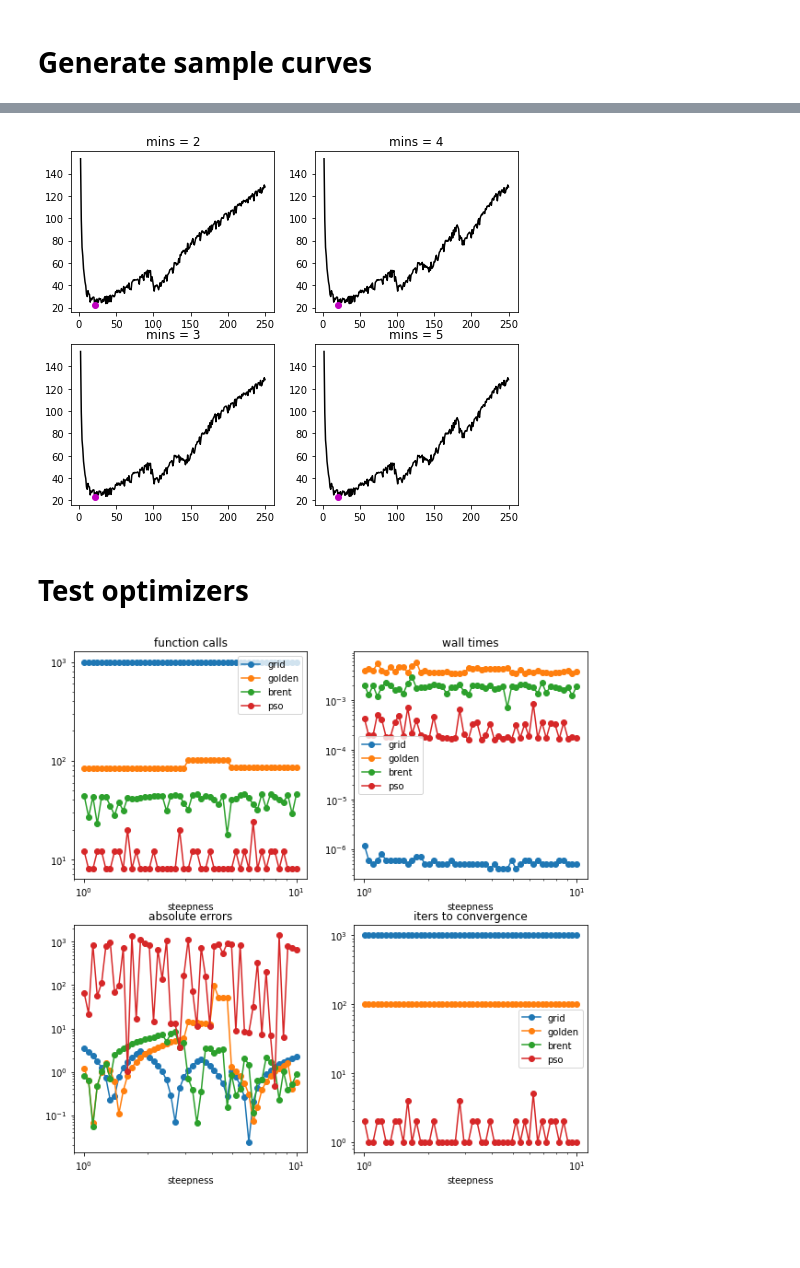
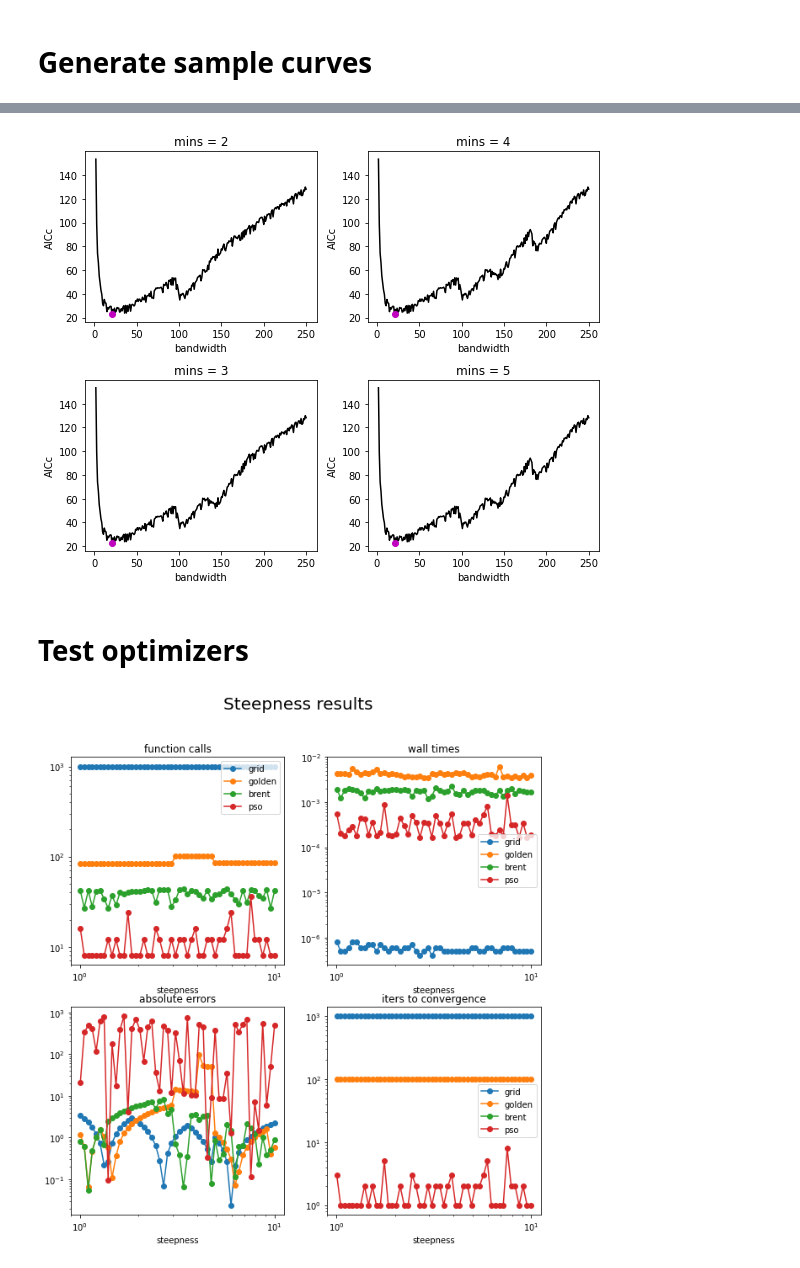
Before and after one commit to tdhoffman/gwr-optimizers, a Jupyter notebook: code/notebooks/optimizer-comparison.ipynb, the cells around one changed output, grey strips where cells are left out. Saved outputs shown, nothing was run; the diff lists cells and outputs as text; code cells hidden in the pictures; blank space fills up the shorter version.

```diff
--- a/code/notebooks/optimizer-comparison.ipynb
+++ b/code/notebooks/optimizer-comparison.ipynb
@@ -16,7 +16,7 @@ def my_pso(objective, n_particles, bounds, inertia_wgt=1, cog_coef=1, soc_coef=1
 
     # initialization
     positions = np.random.uniform(low=bounds[0], high=bounds[1], size=(n_particles,))
-    losses = list(map(objective, positions))
+    losses = np.array(list(map(objective, positions))).flatten()
     nfev = n_particles  # number of objective evaluations
     best_known_pos = positions
     best_known_los = losses
@@ -41,7 +41,7 @@ def my_pso(objective, n_particles, bounds, inertia_wgt=1, cog_coef=1, soc_coef=1
         positions = np.where(positions > bounds[1], bounds[1]*np.ones((n_particles,)), positions)
 
         # compute losses and best known losses and positions for particles
-        losses = list(map(objective, positions))
+        losses = np.array(list(map(objective, positions))).flatten()
         nfev += n_particles
         best_known_pos = np.where(losses < best_known_los, positions, best_known_pos)
         best_known_los = np.minimum(losses, best_known_los)
@@ -143,9 +143,11 @@ def my_golden(objective, bw_min, bw_max, tol=1e-5, max_iter=1000, full=False):
     else:
         return optval
 # %%
-def my_grid(objective, bw_min, bw_max, pool=None, full=False):
+def my_grid(objective, bw_min, bw_max, num=None, pool=None, full=False):
     # Perform grid search
-    search_range = np.linspace(start=bw_min, stop=bw_max, num=(bw_max - bw_min + 1))
+    if num is None: num = bw_max - bw_min + 1
+
+    search_range = np.linspace(start=bw_min, stop=bw_max, num=num)
 
     if pool:
         t0 = timer()
@@ -253,28 +278,38 @@ _, axes = plt.subplots(ncols=2, nrows=2, figsize=(8, 6.5))
 axes[0, 0].plot(bws, mult_mins(bws, avals=avals[:1]), '-k')
 axes[0, 0].plot(bws[np.argmin(mult_mins(bws, avals=avals[:1]))], min(mult_mins(bws, avals=avals[:1])), 'om')
 axes[0, 0].set_title('mins = 2')
+axes[0, 0].set_xlabel('bandwidth')
+axes[0, 0].set_ylabel('AICc')
 
 axes[1, 0].plot(bws, mult_mins(bws, avals=avals[:2]), '-k')
 axes[1, 0].plot(bws[np.argmin(mult_mins(bws, avals=avals[:2]))], min(mult_mins(bws, avals=avals[:2])), 'om')
 axes[1, 0].set_title('mins = 3')
+axes[1, 0].set_xlabel('bandwidth')
+axes[1, 0].set_ylabel('AICc')
 
 axes[0, 1].plot(bws, mult_mins(bws, avals=avals[:3]), '-k')
 axes[0, 1].plot(bws[np.argmin(mult_mins(bws, avals=avals[:3]))], min(mult_mins(bws, avals=avals[:3])), 'om')
 axes[0, 1].set_title('mins = 4')
+axes[0, 1].set_xlabel('bandwidth')
+axes[0, 1].set_ylabel('AICc')
 
 axes[1, 1].plot(bws, mult_mins(bws, avals=avals[:4]), '-k')
 axes[1, 1].plot(bws[np.argmin(mult_mins(bws, avals=avals[:4]))], min(mult_mins(bws, avals=avals[:4])), 'om')
 axes[1, 1].set_title('mins = 5')
+axes[1, 1].set_xlabel('bandwidth')
+axes[1, 1].set_ylabel('AICc')
+
+plt.tight_layout()
 plt.show()
 # %% [output]
-[figure, old version]
+[figure, new version]
 # %% [markdown]
 # Test optimizers
 # %%
 # Steepmarks. Fix hyperparams before entering loop
 bounds = (2, 1000)
 max_iter = 100
-tol = 1e-10
+tol = 1e-6
 steep_res = pd.DataFrame(index=['grid', 'golden', 'brent', 'pso'])
 steepnesses = np.logspace(start=1/400, stop=1, num=50)
 true_steep_min = lambda steeplvl : np.sqrt(600/steeplvl) # found from derivative
@@ -284,7 +319,7 @@ for steeplvl in steepnesses:
     grid_steep_res = my_grid(obj, bw_min=bounds[0], bw_max=bounds[1], pool=None, full=True)
     brent_steep_res = my_brent(obj, bounds=bounds, tol=tol, full=True)
     golden_steep_res = my_golden(obj, bw_min=bounds[0], bw_max=bounds[1], tol=tol, max_iter=max_iter, full=True)
-    pso_steep_res = my_pso(obj, n_particles=4, bounds=bounds, inertia_wgt=1, cog_coef=1, soc_coef=1, tol=tol, max_iter=max_iter, full=True)
+    pso_steep_res = my_pso(obj, n_particles=4, bounds=bounds, inertia_wgt=0.5, cog_coef=1, soc_coef=2, tol=tol, max_iter=max_iter, full=True)
 
     steep_res[f'wall_{steeplvl}'] = [grid_steep_res['wall'], golden_steep_res['wall'], brent_steep_res['wall'], pso_steep_res['wall']]
     steep_res[f'min_{steeplvl}'] = [grid_steep_res['min'], golden_steep_res['min'], brent_steep_res['min'], pso_steep_res['min']]
@@ -294,32 +329,34 @@ for steeplvl in steepnesses:
 # %%
 _, axes = plt.subplots(ncols = 2, nrows = 2, figsize=(10, 10))
 
 steep_funcalls = steep_res[[f'funcalls_{x}' for x in steepnesses]].values.T
 steep_accs = steep_res[[f'acc_{x}' for x in steepnesses]].values.T
 steep_walls = steep_res[[f'wall_{x}' for x in steepnesses]].values.T
 steep_iters = steep_res[[f'iters_{x}' for x in steepnesses]].values.T
 
 axes[0, 0].loglog(steepnesses, steep_funcalls, '-o')
 axes[0, 0].legend(steep_res.index.values)
 axes[0, 0].set_title('function calls')
 axes[0, 0].set_xlabel('steepness')
 
 axes[1, 0].loglog(steepnesses, steep_accs, '-o')
 axes[1, 0].set_title('absolute errors')
 axes[1, 0].set_xlabel('steepness')
 
 axes[0, 1].loglog(steepnesses, steep_walls, '-o')
 axes[0, 1].legend(steep_res.index.values)
 axes[0, 1].set_title('wall times')
 axes[0, 1].set_xlabel('steepness')
 
 axes[1, 1].loglog(steepnesses, steep_iters, '-o')
 axes[1, 1].legend(steep_res.index.values)
 axes[1, 1].set_title('iters to convergence')
 axes[1, 1].set_xlabel('steepness')
+
+plt.suptitle('Steepness results', fontsize=20)
 plt.show()
 # %% [output]
-[figure, old version]
+[figure, new version]
 # %%
 # Checkmarks with noise. Fix hyperparams before entering loop
 noiselevels = np.linspace(start=0, stop=25, num=50)
```
Also changed, not shown: parts of 7 cells of this notebook, 1 other file.
